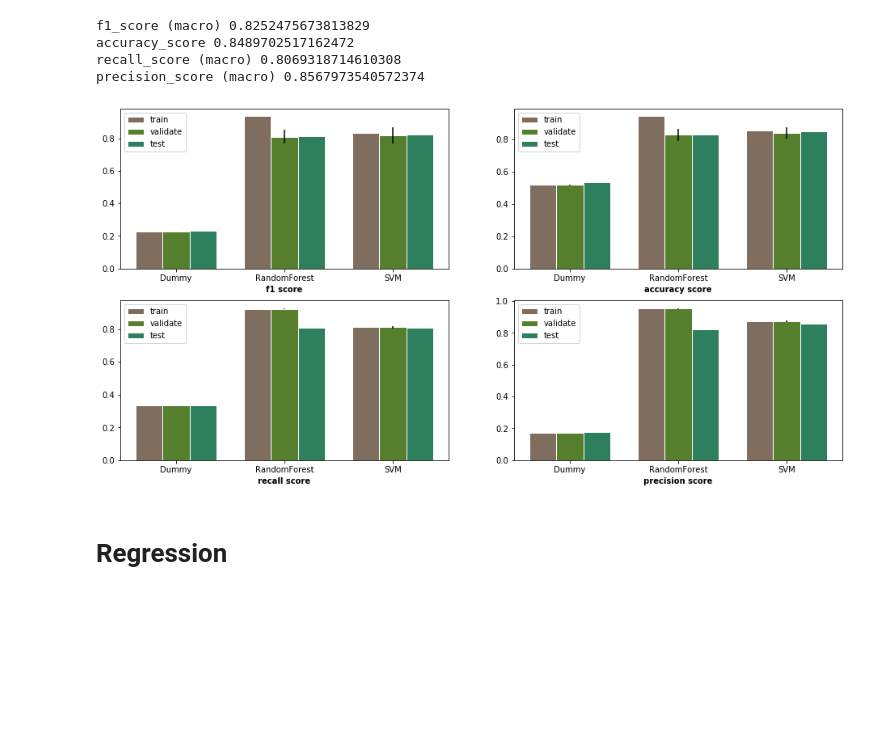
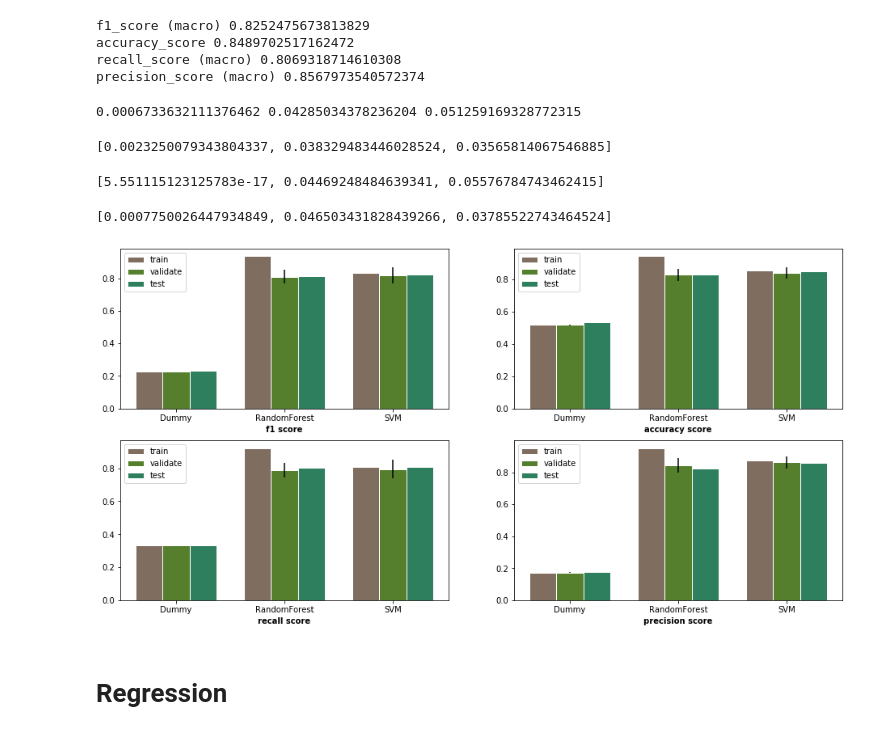
Before and after one commit to samialisayed/MachineLearning-Final-Project, a Jupyter notebook: notebook_tova_FINALLLLLLLLY.ipynb, the cells around one changed output. Cells and saved outputs as stored; diff of their text form; code cells hidden in the pictures; blank space fills up the shorter version.

Commit message:
add classification visualization and evaluation to final report

```diff
--- a/notebook_tova_FINALLLLLLLLY.ipynb
+++ b/notebook_tova_FINALLLLLLLLY.ipynb
@@ -169,6 +169,30 @@ f1_score (macro) 0.8252475673813829
 accuracy_score 0.8489702517162472
 recall_score (macro) 0.8069318714610308
 precision_score (macro) 0.8567973540572374
+# %%
+print([val_scores_clf_dummy['test_f1_macro'].std(),
+              val_scores_clf_rf['test_f1_macro'].std(),
+              val_scores_clf_svc['test_f1_macro'].std()])
+# %% [output]
+0.0006733632111376462 0.04285034378236204 0.051259169328772315
+# %%
+print([val_scores_clf_dummy['test_accuracy'].std(),
+              val_scores_clf_rf['test_accuracy'].std(),
+              val_scores_clf_svc['test_accuracy'].std()])
+# %% [output]
+[0.0023250079343804337, 0.038329483446028524, 0.03565814067546885]
+# %%
+print([val_scores_clf_dummy['test_recall_macro'].std(),
+              val_scores_clf_rf['test_recall_macro'].std(),
+              val_scores_clf_svc['test_recall_macro'].std()])
+# %% [output]
+[5.551115123125783e-17, 0.04469248484639341, 0.05576784743462415]
+# %%
+print([val_scores_clf_dummy['test_precision_macro'].std(),
+              val_scores_clf_rf['test_precision_macro'].std(),
+              val_scores_clf_svc['test_precision_macro'].std()])
+# %% [output]
+[0.0007750026447934849, 0.046503431828439266, 0.03785522743464524]
 # %%
 plt.figure(figsize=(16,8))
 barWidth = 0.25
@@ -235,17 +259,17 @@ plt.legend()
 
 #recall
 plt.subplot(2,2,3)
-val_error = [val_scores_clf_dummy['train_recall_macro'].std(),
-              val_scores_clf_rf['train_recall_macro'].std(),
-              val_scores_clf_svc['train_recall_macro'].std()]
+val_error = [val_scores_clf_dummy['test_recall_macro'].std(),
+              val_scores_clf_rf['test_recall_macro'].std(),
+              val_scores_clf_svc['test_recall_macro'].std()]
 
 # set height of bar
 train = [val_scores_clf_dummy['train_recall_macro'].mean(),
          val_scores_clf_rf['train_recall_macro'].mean(),
          val_scores_clf_svc['train_recall_macro'].mean()]
-validation = [val_scores_clf_dummy['train_recall_macro'].mean(),
-              val_scores_clf_rf['train_recall_macro'].mean(),
-              val_scores_clf_svc['train_recall_macro'].mean()]
+validation = [val_scores_clf_dummy['test_recall_macro'].mean(),
+              val_scores_clf_rf['test_recall_macro'].mean(),
+              val_scores_clf_svc['test_recall_macro'].mean()]
 test = [test_scores_clf_dummy['recall'], test_scores_clf_rf['recall'], test_scores_clf_svc['recall']]
 
 # Set position of bar on X axis
@@ -260,40 +284,40 @@ plt.bar(r3, test, color='#2d7f5e', width=barWidth, edgecolor='white', label='tes
 
 # Add xticks on the middle of the group bars
 plt.xlabel('recall score', fontweight='bold')
 plt.xticks([r + barWidth for r in range(len(train))], ['Dummy', 'RandomForest', 'SVM'])
 plt.legend()
 
 #precision
 plt.subplot(2,2,4)
-val_error = [val_scores_clf_dummy['train_precision_macro'].std(),
-              val_scores_clf_rf['train_precision_macro'].std(),
-              val_scores_clf_svc['train_precision_macro'].std()]
+val_error = [val_scores_clf_dummy['test_precision_macro'].std(),
+              val_scores_clf_rf['test_precision_macro'].std(),
+              val_scores_clf_svc['test_precision_macro'].std()]
 
 # set height of bar
 train = [val_scores_clf_dummy['train_precision_macro'].mean(),
          val_scores_clf_rf['train_precision_macro'].mean(),
          val_scores_clf_svc['train_precision_macro'].mean()]
-validation = [val_scores_clf_dummy['train_precision_macro'].mean(),
-              val_scores_clf_rf['train_precision_macro'].mean(),
-              val_scores_clf_svc['train_precision_macro'].mean()]
+validation = [val_scores_clf_dummy['test_precision_macro'].mean(),
+              val_scores_clf_rf['test_precision_macro'].mean(),
+              val_scores_clf_svc['test_precision_macro'].mean()]
 test = [test_scores_clf_dummy['precision'], test_scores_clf_rf['precision'], test_scores_clf_svc['precision']]
 
 # Set position of bar on X axis
 r1 = np.arange(len(train))
 r2 = [x + barWidth for x in r1]
 r3 = [x + barWidth for x in r2]
 
 # Make the plot
 plt.bar(r1, train, color='#7f6d5f', width=barWidth, edgecolor='white', label='train');
 plt.bar(r2, validation, color='#557f2d', width=barWidth, edgecolor='white', label='validate', yerr=val_error);
 plt.bar(r3, test, color='#2d7f5e', width=barWidth, edgecolor='white', label='test');
 
 # Add xticks on the middle of the group bars
 plt.xlabel('precision score', fontweight='bold');
 plt.xticks([r + barWidth for r in range(len(train))], ['Dummy', 'RandomForest', 'SVM']);
 plt.legend();
 # %% [output]
-[figure, old version]
+[figure, new version]
 # %% [markdown]
 # Regression
 # %%
```
Also changed, not shown: parts of 1 cell of this notebook, 2 other files.
